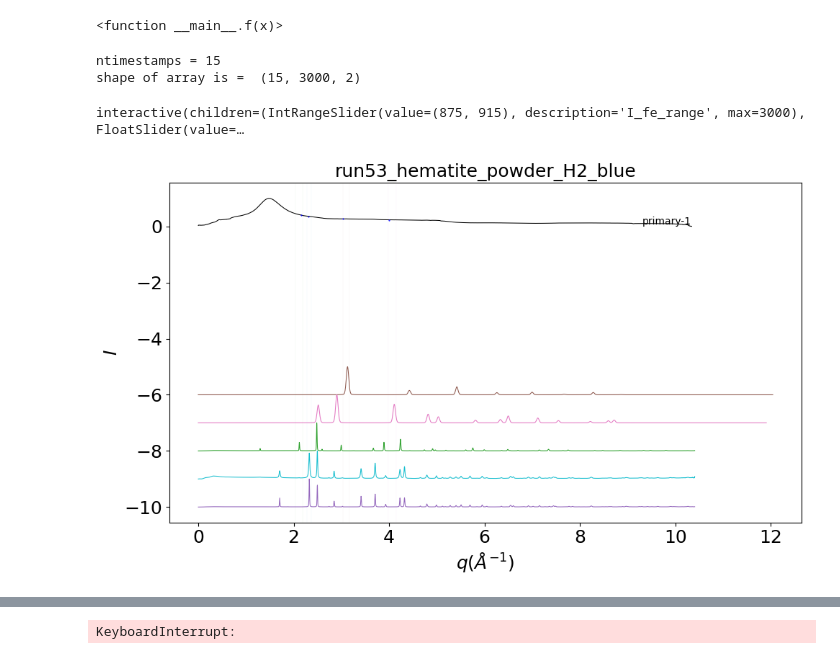
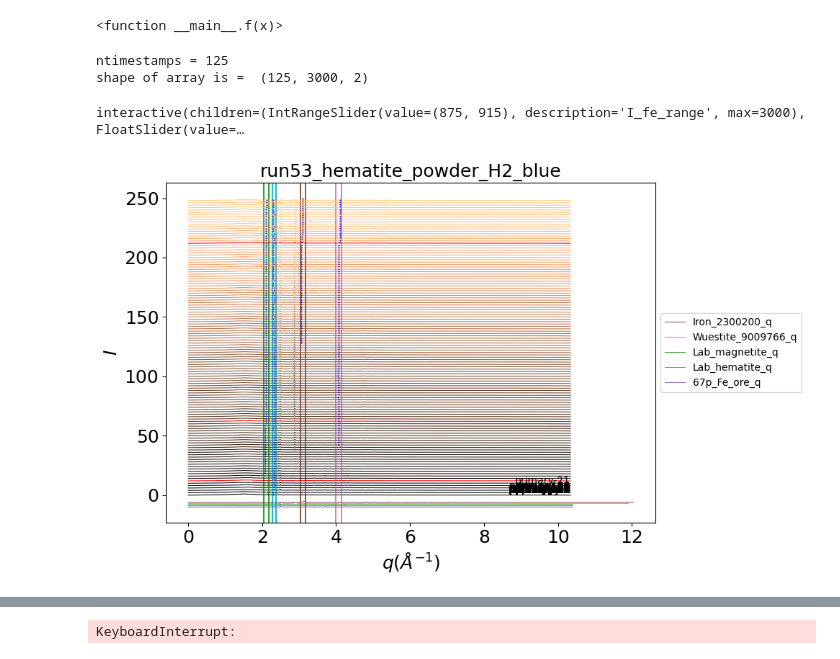
Before and after one commit to lmoghimi/personal-processing, a Jupyter notebook: xrd_phase_analysis_Lauren.ipynb, the cells around one changed output, grey strips where cells are left out. Drawn from its saved outputs; the diff is of its cells as text; code cells hidden in the pictures.

```diff
--- a/xrd_phase_analysis_Lauren.ipynb
+++ b/xrd_phase_analysis_Lauren.ipynb
@@ -102,7 +102,7 @@ interactive(children=(IntSlider(value=10, description='x', max=30, min=-10), Out
 # %%
 #@title Loading data files for interactive plot (1/2)
 for run in ['run53']:
-    ntimestamps = 15 ##########change later
+    ntimestamps = 125 ##########change later
 
     ###################### parsing the filename
     tiffdir = os.path.join(userdir, 'tiff_base')
@@ -153,8 +153,8 @@ for run in ['run53']:
     raw_data_save_all = np.array(raw_data_save_all) #stacks the array  #makes 3D array of 125, q and I for each run --> (nstimestamps, nt, 2)
     print('shape of array is = ', raw_data_save_all.shape)
 # %% [output]
-ntimestamps = 15
-shape of array is =  (15, 3000, 2)
+ntimestamps = 125
+shape of array is =  (125, 3000, 2)
 # %%
 #@title Defining the function for interactive plotting (2/2)
 
@@ -202,16 +202,16 @@ for i_phase, ref_phase in enumerate(ref_phases):
 
 ## here we want to define 8 sets of inputs: 4 scrollbars to define the range for each phase peak, 4 inputs for the prominence of each phase peak
 @interact(I_fe_range=widgets.IntRangeSlider(value=[875,915], min=0, max=raw_data_save_all.shape[1]),
-          prominence_fe=widgets.FloatSlider(value=0.075, min=0, max=1, step=0.005), #prominence_fe = 1.5 #prominence_fe = .1
+          prominence_fe=widgets.FloatSlider(value=0.245, min=0, max=1, step=0.005), #prominence_fe = 1.5 #prominence_fe = .1
 
           I_w_range=widgets.IntRangeSlider(value=[1152,1200], min=0, max=raw_data_save_all.shape[1]),
-          prominence_w=widgets.FloatSlider(value=0.11, min=0, max=1, step=0.005),
+          prominence_w=widgets.FloatSlider(value=0.51, min=0, max=1, step=0.005),
 
           I_m_range=widgets.IntRangeSlider(value=[590,630], min=0, max=raw_data_save_all.shape[1]),
-          prominence_m=widgets.FloatSlider(value=0.0845, min=0, max=1, step=0.005),
+          prominence_m=widgets.FloatSlider(value=0.37, min=0, max=1, step=0.005),
 
           I_h_range=widgets.IntRangeSlider(value=[660,685], min=0, max=raw_data_save_all.shape[1]),
-          prominence_h=widgets.FloatSlider(value=0.075, min=0, max=1, step=0.005),
+          prominence_h=widgets.FloatSlider(value=0.2835, min=0, max=1, step=0.005),
          )
 def plotting_peak_fit(I_fe_range, prominence_fe,
           I_w_range, prominence_w,
@@ -250,10 +250,10 @@ def plotting_peak_fit(I_fe_range, prominence_fe,
           I0 = I.copy() #fix I0!!!!!!!!!!!!!!!!!!!!!!!!!
           I_treated = I0/I0.max()
         '''
-        if timestamp == 'primary-1': #for run 52
+        if timestamp == 'primary-1': #for run 52, need to have 125 files
           print('This is the first file')
           I_treated = I/I.max()
-        elif timestamp == 'primary-2': #for run 52
+        elif timestamp == 'primary-2': #for run 52, need to have 125 files
           print('This is the second file')
           #I0 = I
           I0 = I.copy() #fix I0!!!!!!!!!!!!!!!!!!!!!!!!!
@@ -363,34 +363,34 @@ def plotting_peak_fit(I_fe_range, prominence_fe,
             peaks, properties = find_peaks(I_m, prominence_m)
             #print(peaks, properties)
             #print('Index of peak in x that satisfy all given conditions: ', peaks)
             #print('Peak height: ', properties['peak_heights'])
 
             if peaks.size > 0:
               val1_m = q[(I_m_low + peaks)][0]
               val2_m = I_treated[(I_m_low + peaks)][0]
               ##print('M peak is located at q = ', val1_m, ' with I_treated = ', val2_m)
 
               ax.plot(val1_m, val2_m + wf_shift + mark_dist, color = marcol_m, marker=markersh, markersize = markersz)
 
             else:
               ##print('List is empty. No peaks found in the specified range')
               val1_m = float('nan')
               val2_m = 0
 
         #set the values here for this one timestamp
         item = {'Scan#': timestamp_num,
                 'Fe': [val1_fe, val2_fe],
                 'H': [val1_h, val2_h],
                 'W': [val1_w, val2_w],
                 'M': [val1_m, val2_m]
                 }
         find_peak_outputs.append(item)
 
     #print('find_peak_outputs = ', find_peak_outputs) #now that we've finished "for iv, timestamp in enumerate(timestamps)"
     ax.legend(loc='center left', bbox_to_anchor=[1, 0.5])
 # %% [output]
 interactive(children=(IntRangeSlider(value=(875, 915), description='I_fe_range', max=3000), FloatSlider(value=…
-[figure, old version]
+[figure, new version]
 # %%
 #@title Tracking peak position with time (multiple phases)
 for run in ['run53']:
```
Also changed, not shown: parts of 1 cell of this notebook.
